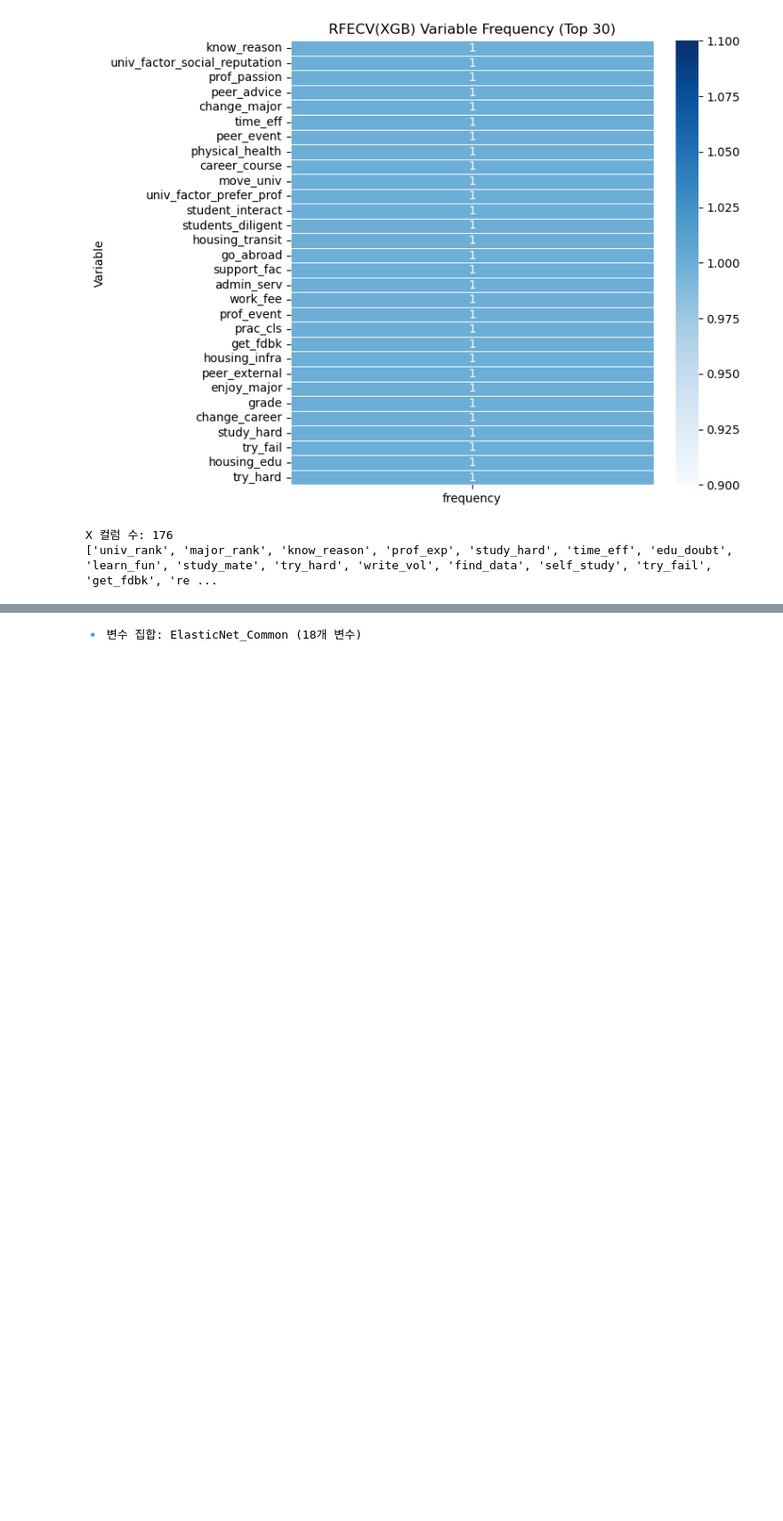
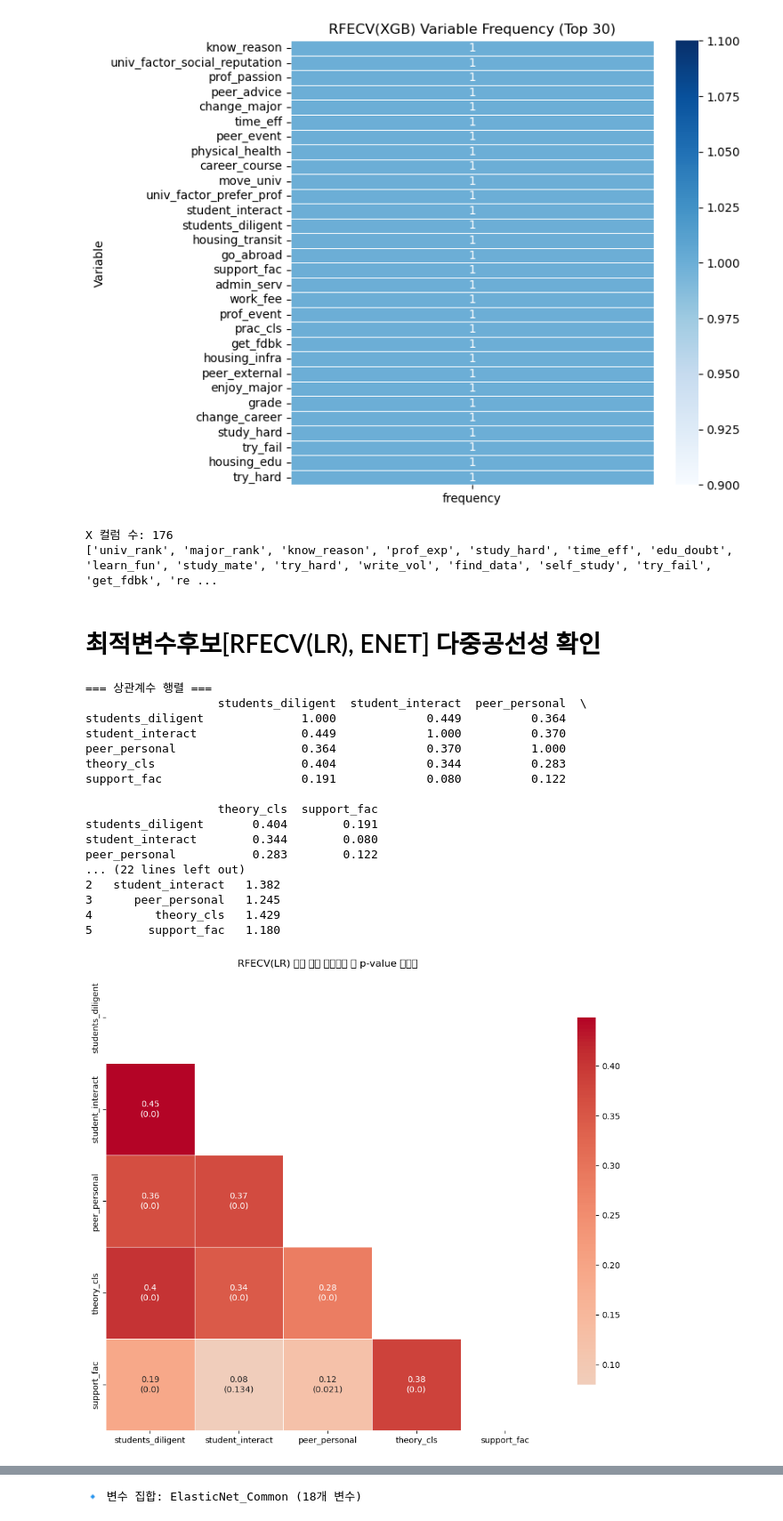
Before and after one commit to hyejinppp/college_life_satisfaction, a Jupyter notebook: Sat/sat.ipynb, the cells around one changed output, grey strips where cells are left out. Shown at 89% size. Saved outputs shown, nothing was run; the diff lists cells and outputs as text; code cells hidden in the pictures; blank space fills up the shorter version.

```diff
--- a/Sat/sat.ipynb
+++ b/Sat/sat.ipynb
@@ -394,3 +391,82 @@ print(X.columns.tolist())
 # %% [output]
 X 컬럼 수: 176
 ['univ_rank', 'major_rank', 'know_reason', 'prof_exp', 'study_hard', 'time_eff', 'edu_doubt', 'learn_fun', 'study_mate', 'try_hard', 'write_vol', 'find_data', 'self_study', 'try_fail', 'get_fdbk', 're ...
+# %% [markdown]
+# 최적변수후보[RFECV(LR), ENET] 다중공선성 확인
+# %%
+import pandas as pd
+import statsmodels.api as sm
+from statsmodels.stats.outliers_influence import variance_inflation_factor
+import numpy as np
+import seaborn as sns
+import matplotlib.pyplot as plt
+from scipy.stats import pearsonr
+
+# -------------------------
+# 가장 최근 RFECV(LR) 선택 변수
+# -------------------------
+selected_vars = list(rfecv_lr_selected_list[-1])
+X_sel = X[selected_vars]
+
+# -------------------------
+# 상관계수 및 p-value 계산
+# -------------------------
+corr_matrix = pd.DataFrame(index=selected_vars, columns=selected_vars, dtype=float)
+pval_matrix = pd.DataFrame(index=selected_vars, columns=selected_vars, dtype=float)
+
+for i in selected_vars:
+    for j in selected_vars:
+        corr, pval = pearsonr(X_sel[i], X_sel[j])
+        corr_matrix.loc[i, j] = corr
+        pval_matrix.loc[i, j] = pval
+
+print("=== 상관계수 행렬 ===")
+print(corr_matrix.round(3))
+
+print("\n=== 상관계수 유의확률(p-value) ===")
+print(pval_matrix.round(3))
+
+# -------------------------
+# VIF 계산
+# -------------------------
+X_const = sm.add_constant(X_sel)
+vif_data = pd.DataFrame({
+    'feature': X_const.columns,
+    'VIF': [variance_inflation_factor(X_const.values, i) for i in range(X_const.shape[1])]
+})
+print("\n=== VIF 결과 ===")
+print(vif_data.round(3))
+
+# -------------------------
+# 히트맵 (상관계수 ± p-value)
+# -------------------------
+plt.figure(figsize=(12,10))
+mask = np.zeros_like(corr_matrix, dtype=bool)
+mask[np.triu_indices_from(mask)] = True  # 상삼각만 표시
+
+# 셀에 표시할 문자열 생성: "corr\n(p-value)"
+annot = corr_matrix.round(2).astype(str) + "\n(" + pval_matrix.round(3).astype(str) + ")"
+
+sns.heatmap(corr_matrix.astype(float), annot=annot, fmt="", cmap='coolwarm', mask=mask,
+            cbar_kws={"shrink": 0.8}, linewidths=0.5, center=0)
+plt.title("RFECV(LR) 선택 변수 상관계수 및 p-value 히트맵")
+plt.show()
+# %% [output]
+=== 상관계수 행렬 ===
+                   students_diligent  student_interact  peer_personal  \
+students_diligent              1.000             0.449          0.364
+student_interact               0.449             1.000          0.370
+peer_personal                  0.364             0.370          1.000
+theory_cls                     0.404             0.344          0.283
+support_fac                    0.191             0.080          0.122
+
+                   theory_cls  support_fac
+students_diligent       0.404        0.191
+student_interact        0.344        0.080
+peer_personal           0.283        0.122
+... (22 lines left out)
+2   student_interact   1.382
+3      peer_personal   1.245
+4         theory_cls   1.429
+5        support_fac   1.180
+[figure, added]
```
Also changed, not shown: parts of 3 cells of this notebook, 2 other files.
